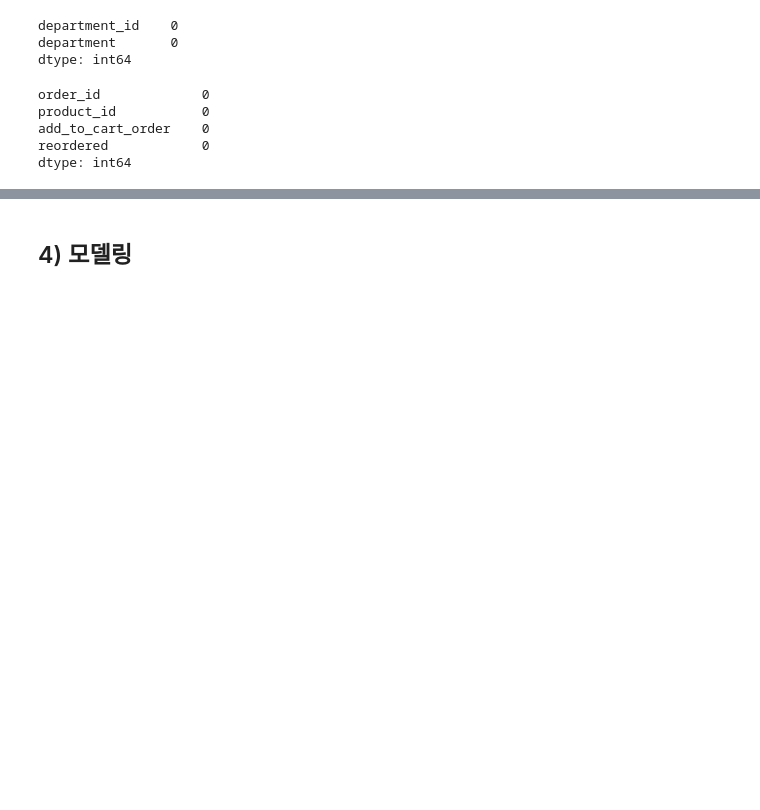
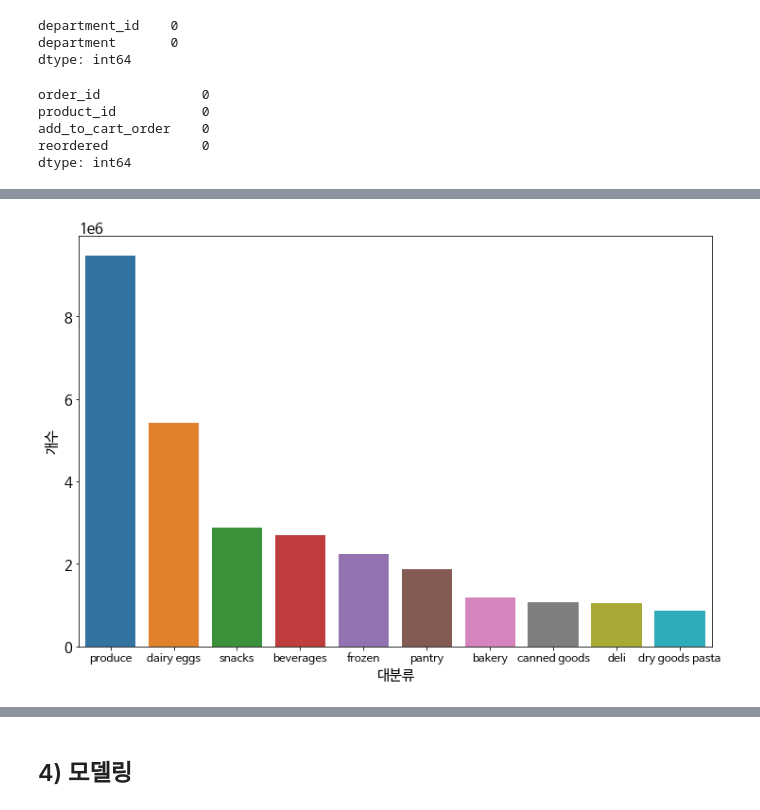
Before and after one commit to ev1025/Instacart, a Jupyter notebook: Code_project1.ipynb, the cells around one changed output, grey strips where cells are left out. Drawn from its saved outputs; the diff is of its cells as text; code cells hidden in the pictures; blank space fills up the shorter version.

```diff
--- a/Code_project1.ipynb
+++ b/Code_project1.ipynb
@@ -115,3 +127,6 @@ train_graph = df_train.drop(['product_id','aisle_id','department_id','eval_set']
+# %%
+# 그래프분석에 사용할 데이터 만들기
+df_graph = full_data[['user_id','product_name','aisle','department','order_number','reordered','order_dow','days_since_prior_order']]
 # %%
 # 컬럼명 변경
 def df_rename(data):
@@ -126,0 +192,15 @@ train_graph = df_rename(train_graph)
+# %%
+count_depart = df_graph['대분류'].value_counts()
+count_depart = count_depart.to_frame()
+count_depart.reset_index(inplace=True)
+count_depart.columns = ['대분류','개수']
+# %%
+plt.rc('font', size= 15, family='NanumBarunGothic')
+plt.rc('xtick',labelsize=12)
+
+plt.figure(figsize =(12,8))
+sns.barplot(data=count_depart[:10],x='대분류',y='개수')
+
+plt.show()
+# %% [output]
+[figure, added]
```
Also changed, not shown: parts of 33 cells of this notebook.
